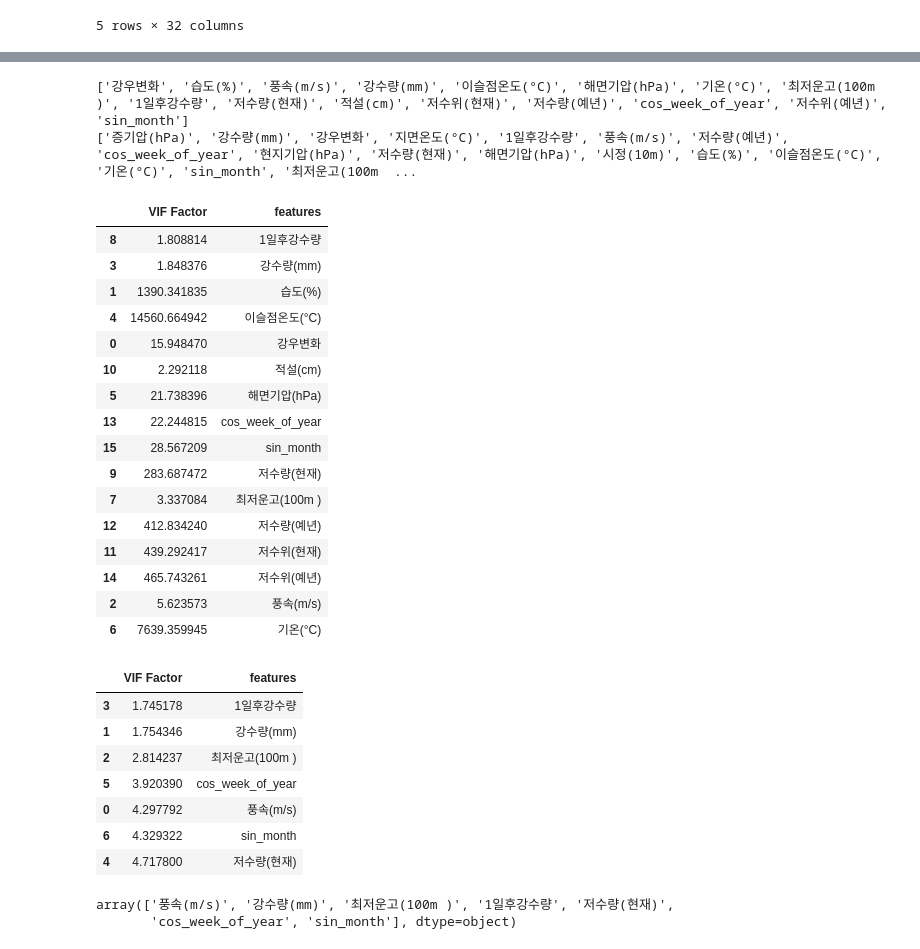
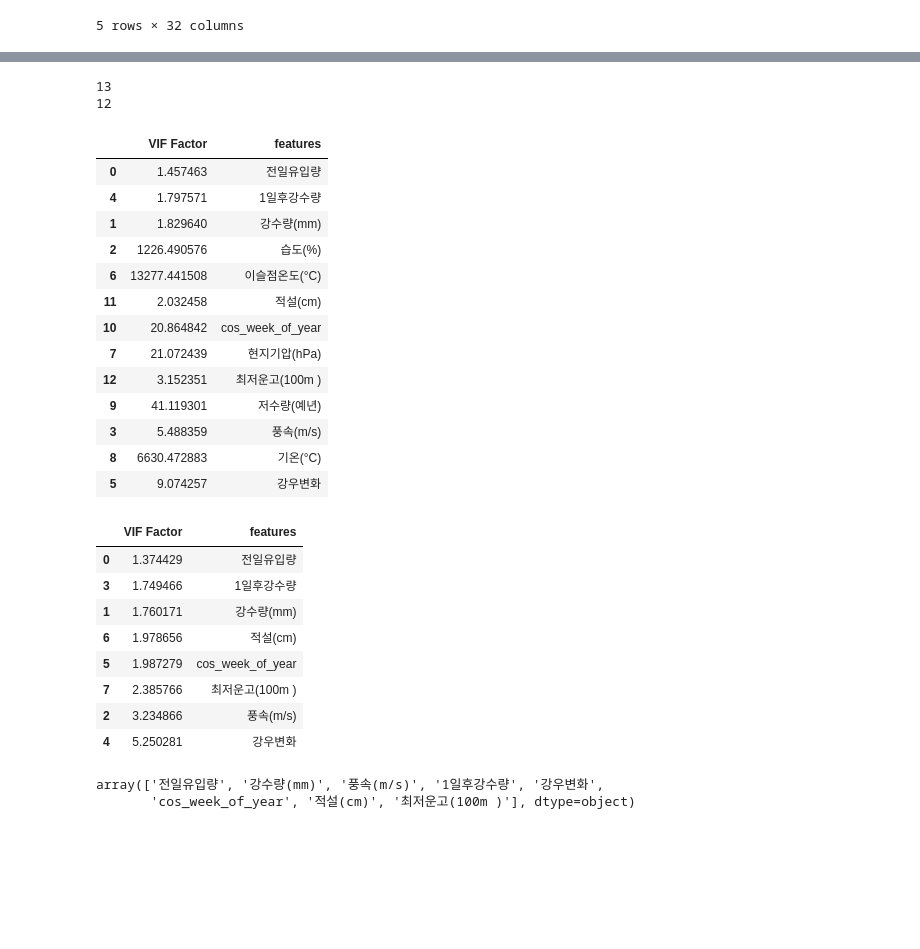
Before and after one commit to tommyjr1/2023-01-DSCapstone-InflowPrediction, a Jupyter notebook: code/eda/댐발전량EDA_with_testing.ipynb, the cells around one changed output, grey strips where cells are left out. Saved outputs shown, nothing was run; the diff lists cells and outputs as text; code cells hidden in the pictures; blank space fills up the shorter version.

```diff
--- a/code/eda/댐발전량EDA_with_testing.ipynb
+++ b/code/eda/댐발전량EDA_with_testing.ipynb
@@ -11,7 +11,7 @@ from statsmodels.stats.outliers_influence import variance_inflation_factor
 
 scaler = MinMaxScaler()
 # %%
-data = pd.read_csv(f'../data/data/합천_댐기상종합_forTrain4.csv',
+data = pd.read_csv(f'../data/data/합천_댐기상종합_전처리.csv',
                        encoding="utf-8-sig", index_col=0)
 data.index = pd.to_datetime(data.index)
 data.head()
@@ -49,7 +59,7 @@ import matplotlib.pyplot as plt
 df = data_flood.copy()
 ## 전진 단계별 선택법
 # variables = df.columns[:-2].tolist() ## 설명 변수 리스트
-variables = data_flood_x.columns[1:].tolist()
+variables = data_flood_x.columns.tolist()
 
 # y = df['Survival_Time'] ## 반응 변수
 y=data_flood_y.copy()
@@ -98,11 +108,11 @@ while len(variables) > 0:
 fig = plt.figure(figsize=(10,10))
 fig.set_facecolor('white')
 
-font_size = 5
-plt.xticks(steps,[f'step {s}\n'+'\n'.join(sv_per_step[i]) for i,s in enumerate(steps)], fontsize=12)
+plt.xticks(steps,[f'step {s}\n'+'\n'.join(sv_per_step[i]) for i,s in enumerate(steps)], fontsize=6)
 plt.plot(steps,adjusted_r_squared, marker='o')
+plt.title('홍수기 1차 변수')
 
-plt.ylabel('Adjusted R Squared',fontsize=font_size)
+plt.ylabel('Adjusted R Squared',fontsize=15)
 plt.grid(True)
 plt.show()
 # %% [output]
@@ -176,9 +200,9 @@ plt.show()
 # %%
-print(selected_variables_flood)
-print(selected_variables_notflood)
+print(len(selected_variables_flood))
+print(len(selected_variables_notflood))
 # %% [output]
-['강우변화', '습도(%)', '풍속(m/s)', '강수량(mm)', '이슬점온도(°C)', '해면기압(hPa)', '기온(°C)', '최저운고(100m )', '1일후강수량', '저수량(현재)', '적설(cm)', '저수위(현재)', '저수량(예년)', 'cos_week_of_year', '저수위(예년)', 'sin_month']
-['증기압(hPa)', '강수량(mm)', '강우변화', '지면온도(°C)', '1일후강수량', '풍속(m/s)', '저수량(예년)', 'cos_week_of_year', '현지기압(hPa)', '저수량(현재)', '해면기압(hPa)', '시정(10m)', '습도(%)', '이슬점온도(°C)', '기온(°C)', 'sin_month', '최저운고(100m  ...
+13
+12
 # %%
 newdf_flood = data_flood_x[selected_variables_flood]
 vif = pd.DataFrame()
@@ -188,43 +212,41 @@ vif["features"] = newdf_flood.columns
 vif.sort_values("VIF Factor")
 # %% [output]
 |  | VIF Factor | features |
-| 8 | 1.808814 | 1일후강수량 |
-| 3 | 1.848376 | 강수량(mm) |
-| 1 | 1390.341835 | 습도(%) |
-| 4 | 14560.664942 | 이슬점온도(°C) |
-| 0 | 15.948470 | 강우변화 |
-| 10 | 2.292118 | 적설(cm) |
-| 5 | 21.738396 | 해면기압(hPa) |
-| 13 | 22.244815 | cos_week_of_year |
-| 15 | 28.567209 | sin_month |
-| 9 | 283.687472 | 저수량(현재) |
-| 7 | 3.337084 | 최저운고(100m ) |
-| 12 | 412.834240 | 저수량(예년) |
-| 11 | 439.292417 | 저수위(현재) |
-| 14 | 465.743261 | 저수위(예년) |
-| 2 | 5.623573 | 풍속(m/s) |
-| 6 | 7639.359945 | 기온(°C) |
+| 0 | 1.457463 | 전일유입량 |
+| 4 | 1.797571 | 1일후강수량 |
+| 1 | 1.829640 | 강수량(mm) |
+| 2 | 1226.490576 | 습도(%) |
+| 6 | 13277.441508 | 이슬점온도(°C) |
+| 11 | 2.032458 | 적설(cm) |
+| 10 | 20.864842 | cos_week_of_year |
+| 7 | 21.072439 | 현지기압(hPa) |
+| 12 | 3.152351 | 최저운고(100m ) |
+| 9 | 41.119301 | 저수량(예년) |
+| 3 | 5.488359 | 풍속(m/s) |
+| 8 | 6630.472883 | 기온(°C) |
+| 5 | 9.074257 | 강우변화 |
 # %%
-fd = newdf_flood.drop(['이슬점온도(°C)','적설(cm)','저수위(예년)', '저수위(현재)', '기온(°C)', '습도(%)', '저수량(예년)','해면기압(hPa)','강우변화'], axis=1)
+fd = newdf_flood.drop(['이슬점온도(°C)','기온(°C)', '저수량(예년)', '습도(%)', '현지기압(hPa)'], axis=1)
 vif2 = pd.DataFrame()
 vif2["VIF Factor"] = [format(variance_inflation_factor(
     fd.values, i),'f') for i in range(fd.shape[1])]
 vif2["features"] = fd.columns
 vif2.sort_values("VIF Factor")
 # %% [output]
 |  | VIF Factor | features |
-| 3 | 1.745178 | 1일후강수량 |
-| 1 | 1.754346 | 강수량(mm) |
-| 2 | 2.814237 | 최저운고(100m ) |
-| 5 | 3.920390 | cos_week_of_year |
-| 0 | 4.297792 | 풍속(m/s) |
-| 6 | 4.329322 | sin_month |
-| 4 | 4.717800 | 저수량(현재) |
+| 0 | 1.374429 | 전일유입량 |
+| 3 | 1.749466 | 1일후강수량 |
+| 1 | 1.760171 | 강수량(mm) |
+| 6 | 1.978656 | 적설(cm) |
+| 5 | 1.987279 | cos_week_of_year |
+| 7 | 2.385766 | 최저운고(100m ) |
+| 2 | 3.234866 | 풍속(m/s) |
+| 4 | 5.250281 | 강우변화 |
 # %%
 vif2['features'].values
 # %% [output]
-array(['풍속(m/s)', '강수량(mm)', '최저운고(100m )', '1일후강수량', '저수량(현재)',
-       'cos_week_of_year', 'sin_month'], dtype=object)
+array(['전일유입량', '강수량(mm)', '풍속(m/s)', '1일후강수량', '강우변화',
+       'cos_week_of_year', '적설(cm)', '최저운고(100m )'], dtype=object)
 # %%
 newdf_notflood = data_notflood_x[selected_variables_notflood]
 vif3 = pd.DataFrame()
```
Also changed, not shown: parts of 7 cells of this notebook, 4 other files.
